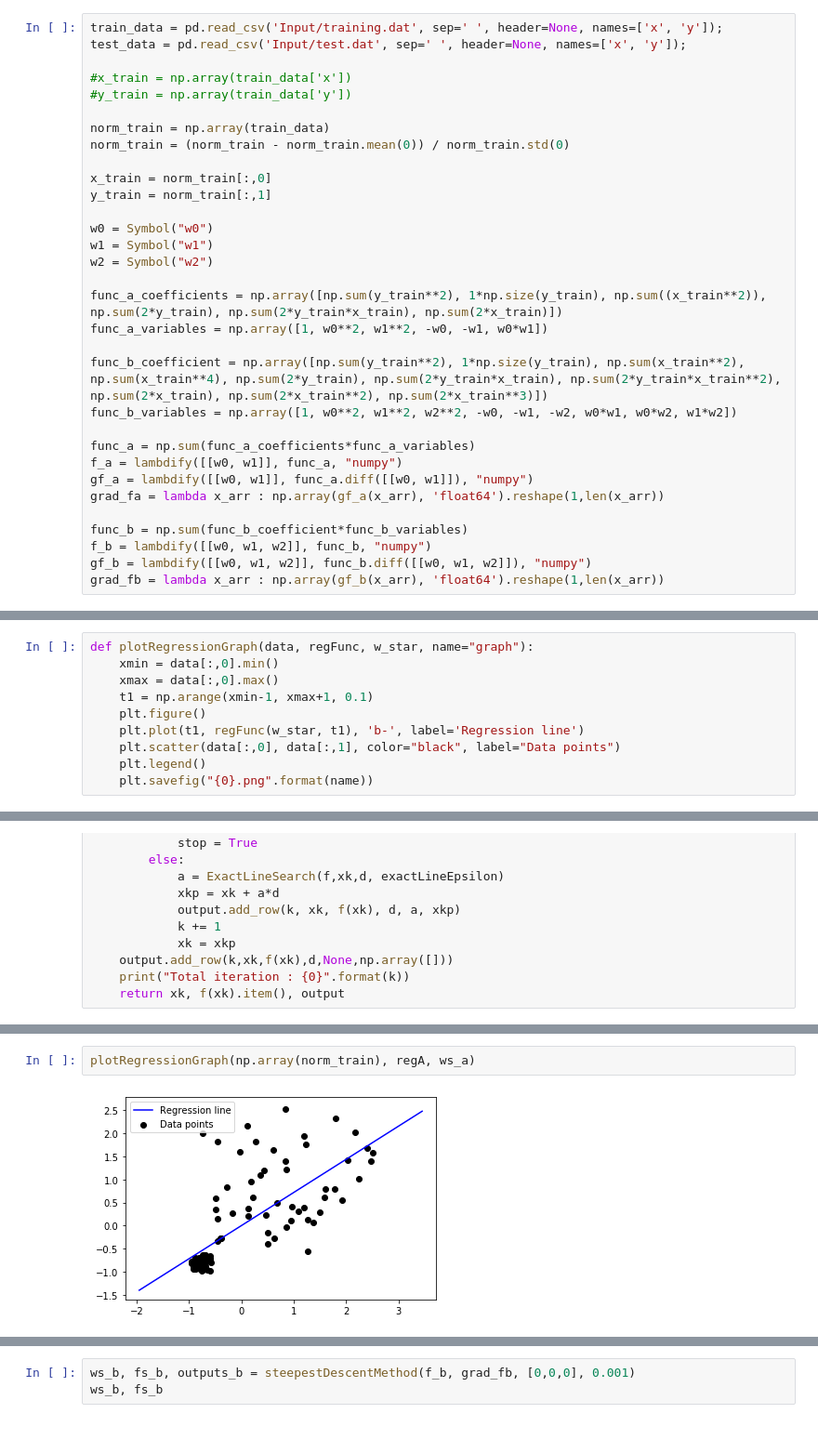
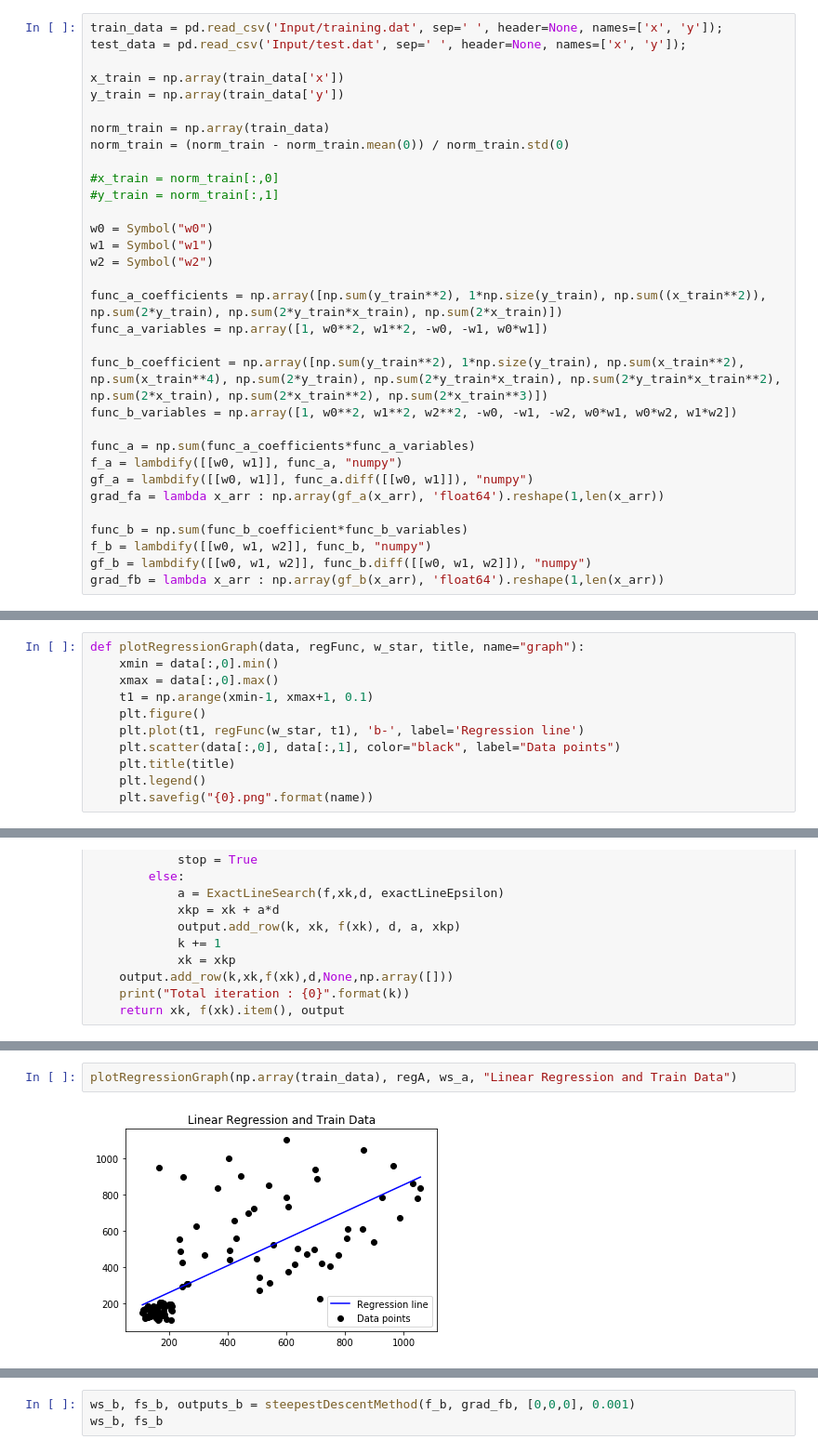
Before and after one commit to akinelden/ie440-homework6, a Jupyter notebook: HW6.ipynb, the cells around one changed output, grey strips where cells are left out. Shown: that part at 93% size. Drawn from its saved outputs; the diff is of its cells as text.

Commit message:
Train and test plots are added for linear regr

```diff
--- a/HW6.ipynb
+++ b/HW6.ipynb
@@ -9,14 +9,14 @@ import matplotlib.pyplot as plt
 train_data = pd.read_csv('Input/training.dat', sep=' ', header=None, names=['x', 'y']);
 test_data = pd.read_csv('Input/test.dat', sep=' ', header=None, names=['x', 'y']);
 
-#x_train = np.array(train_data['x'])
-#y_train = np.array(train_data['y'])
+x_train = np.array(train_data['x'])
+y_train = np.array(train_data['y'])
 
 norm_train = np.array(train_data)
 norm_train = (norm_train - norm_train.mean(0)) / norm_train.std(0)
 
-x_train = norm_train[:,0]
-y_train = norm_train[:,1]
+#x_train = norm_train[:,0]
+#y_train = norm_train[:,1]
 
 w0 = Symbol("w0")
 w1 = Symbol("w1")
@@ -43,13 +43,14 @@ regB = lambda w_s, x_arr : x_arr**2 * w_s[2,0] + x_arr * w_s[1,0] + w_s[0,0]
 # %% [markdown]
 ### Useful Functions
 # %%
-def plotRegressionGraph(data, regFunc, w_star, name="graph"):
+def plotRegressionGraph(data, regFunc, w_star, title, name="graph"):
     xmin = data[:,0].min()
     xmax = data[:,0].max()
     t1 = np.arange(xmin-1, xmax+1, 0.1)
     plt.figure()
     plt.plot(t1, regFunc(w_star, t1), 'b-', label='Regression line')
     plt.scatter(data[:,0], data[:,1], color="black", label="Data points")
+    plt.title(title)
     plt.legend()
     plt.savefig("{0}.png".format(name))
 # %%
@@ -138,4 +139,4 @@ Total iteration : 1
 # %%
-plotRegressionGraph(np.array(norm_train), regA, ws_a)
+plotRegressionGraph(np.array(train_data), regA, ws_a, "Linear Regression and Train Data")
 # %% [output]
-[figure, old version]
+[figure, new version]
```
Also changed, not shown: parts of 2 cells of this notebook.
